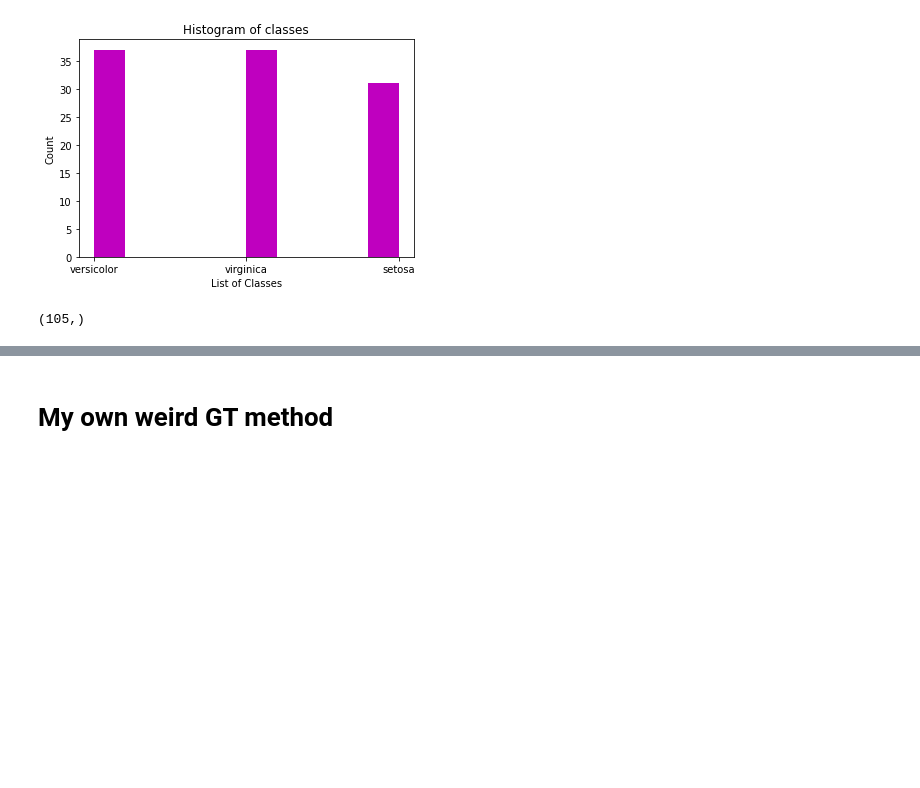
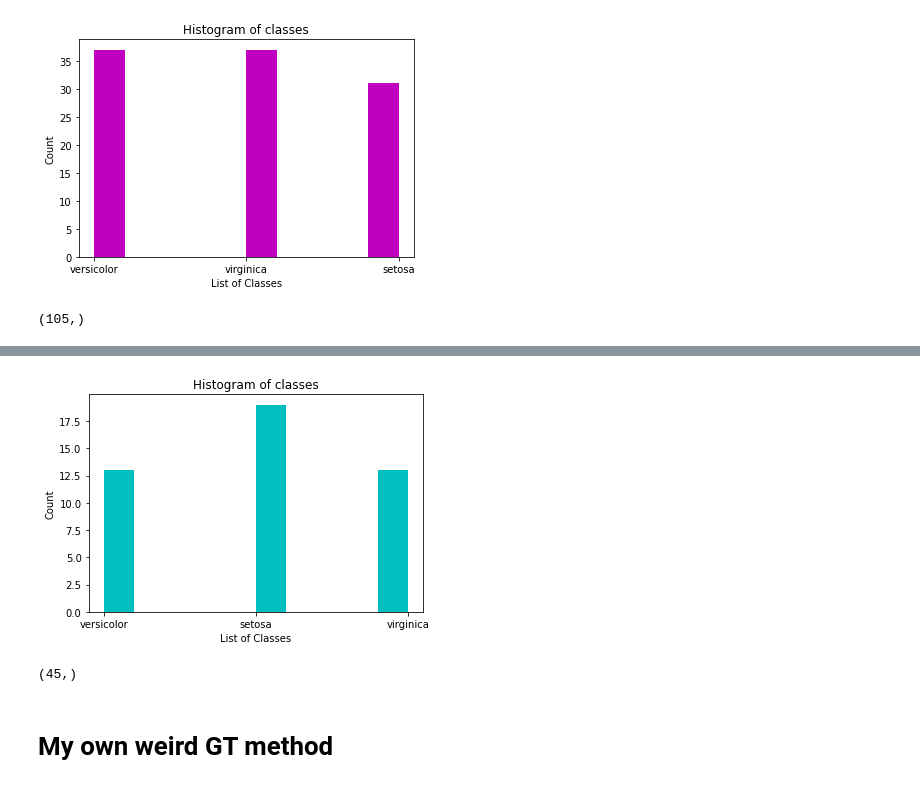
Before and after one commit to andrewcchan/gt-xai, a Jupyter notebook: GT_final.ipynb, the cells around one changed output, grey strips where cells are left out. Drawn from its saved outputs; the diff is of its cells as text; code cells hidden in the pictures; blank space fills up the shorter version.

```diff
--- a/GT_final.ipynb
+++ b/GT_final.ipynb
@@ -222,3 +236,15 @@ y_train.shape
+# %%
+plt.hist(df['Class'],color=next(cycol))
+plt.xlabel('List of Classes')
+plt.ylabel('Count')
+plt.title('Histogram of classes')
+plt.show()
+# %% [output]
+[figure, added]
+# %%
+y_test.shape
+# %% [output]
+(45,)
 # %% [markdown]
 # My own weird GT method
 # %%
```
Also changed, not shown: parts of 17 cells of this notebook.
